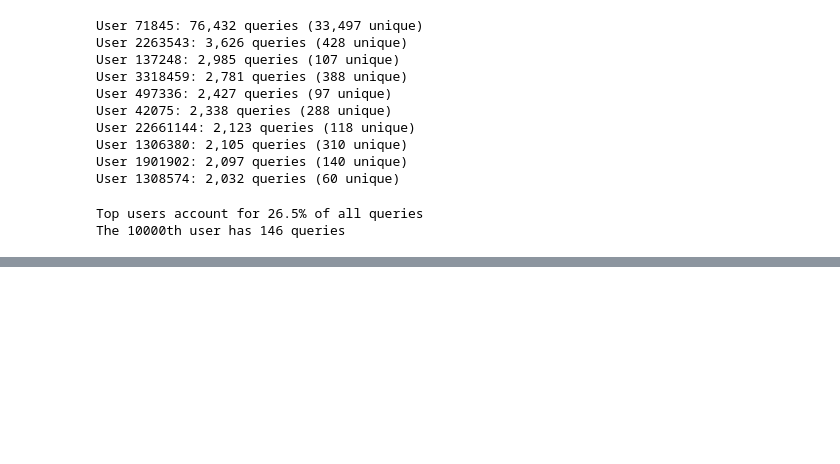
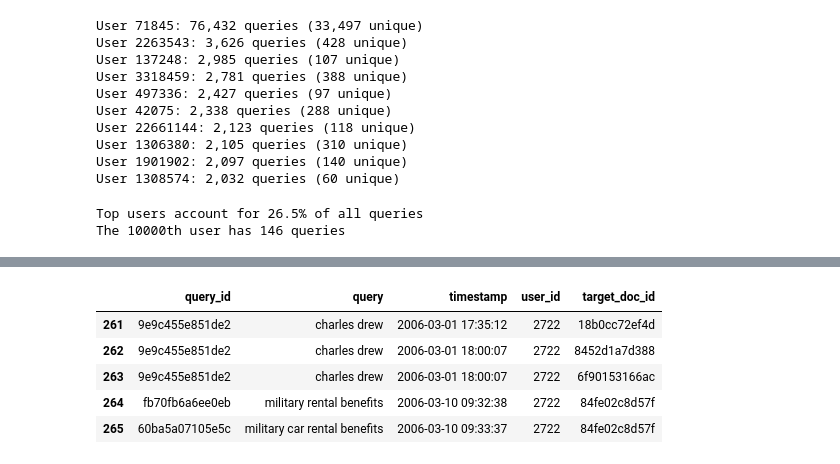
Before and after one commit to mg98/aol4foltr, a Jupyter notebook: notebook.ipynb, the cells around one changed output, grey strips where cells are left out. Cells and saved outputs as stored; diff of their text form; code cells hidden in the pictures; blank space fills up the shorter version.

```diff
--- a/notebook.ipynb
+++ b/notebook.ipynb
@@ -50,3 +50,39 @@ print(f"The 100th most active user made {user_100:,} queries")
 # %% [output]
 Top users account for 26.5% of all queries
 The 10000th user has 146 queries
+# %%
+import pandas as pd
+import argparse
+from tqdm import tqdm
+import ir_datasets
+from pyserini.search.lucene import LuceneSearcher
+import random
+from collections import defaultdict
+
+dataset = ir_datasets.load("aol-ia")
+searcher = LuceneSearcher('indexes/docs_jsonl')
+
+docs_store = dataset.docs_store()
+
+### FILTER QLOGS ###
+
+qlogs = []
+for qlog in tqdm(dataset.qlogs_iter(), total=dataset.qlogs_count(), desc="Prepare qlogs"):
+    if qlog.query.strip() == '':
+        continue
+    if len(qlog.items) != 1:
+        continue
+    qlogs.append({
+        'query_id': qlog.query_id,
+        'query': qlog.query.strip().lower(),
+        'timestamp': qlog.time,
+        'user_id': qlog.user_id,
+        'target_doc_id': qlog.items[0].doc_id,
+    })
+
+qlogs = pd.DataFrame(qlogs)
+user_query_counts = qlogs.groupby('user_id').size()
+top_users = user_query_counts.nlargest(10000).index
+qlogs = qlogs[qlogs['user_id'].isin(top_users)]
+qlogs.head()
+# %% [output]
@@ -52,0 +92,6 @@ The 10000th user has 146 queries
+|  | query_id | query | timestamp | user_id | target_doc_id |
+| 261 | 9e9c455e851de2 | charles drew | 2006-03-01 17:35:12 | 2722 | 18b0cc72ef4d |
+| 262 | 9e9c455e851de2 | charles drew | 2006-03-01 18:00:07 | 2722 | 8452d1a7d388 |
+| 263 | 9e9c455e851de2 | charles drew | 2006-03-01 18:00:07 | 2722 | 6f90153166ac |
+| 264 | fb70fb6a6ee0eb | military rental benefits | 2006-03-10 09:32:38 | 2722 | 84fe02c8d57f |
+| 265 | 60ba5a07105e5c | military car rental benefits | 2006-03-10 09:33:37 | 2722 | 84fe02c8d57f |
```
Also changed, not shown: parts of 2 cells of this notebook, 14 other files.
